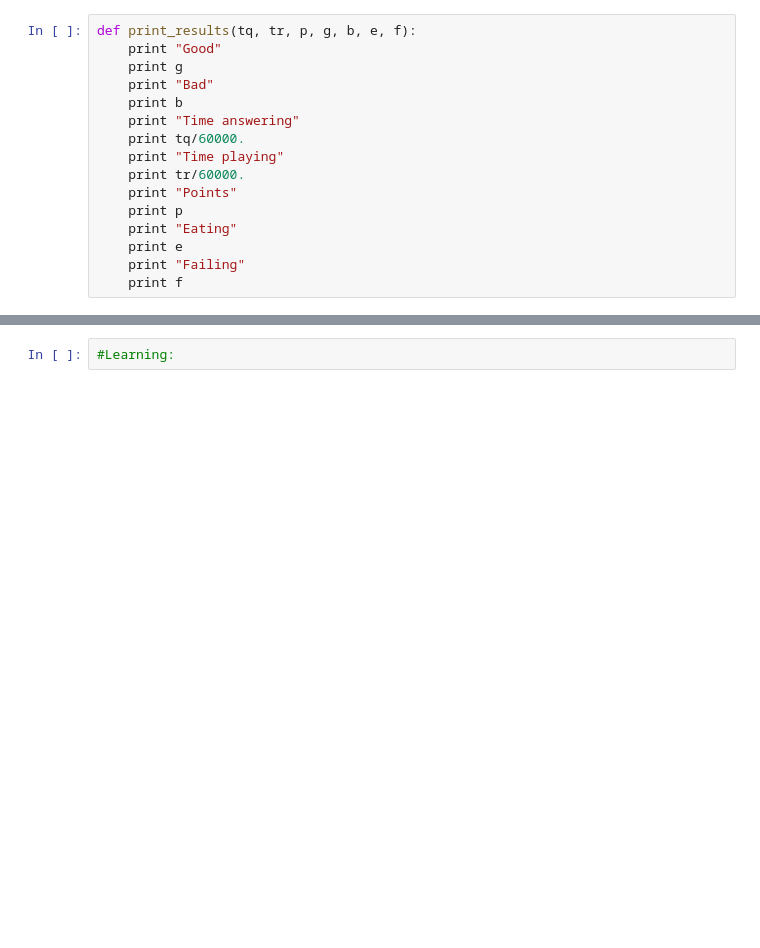
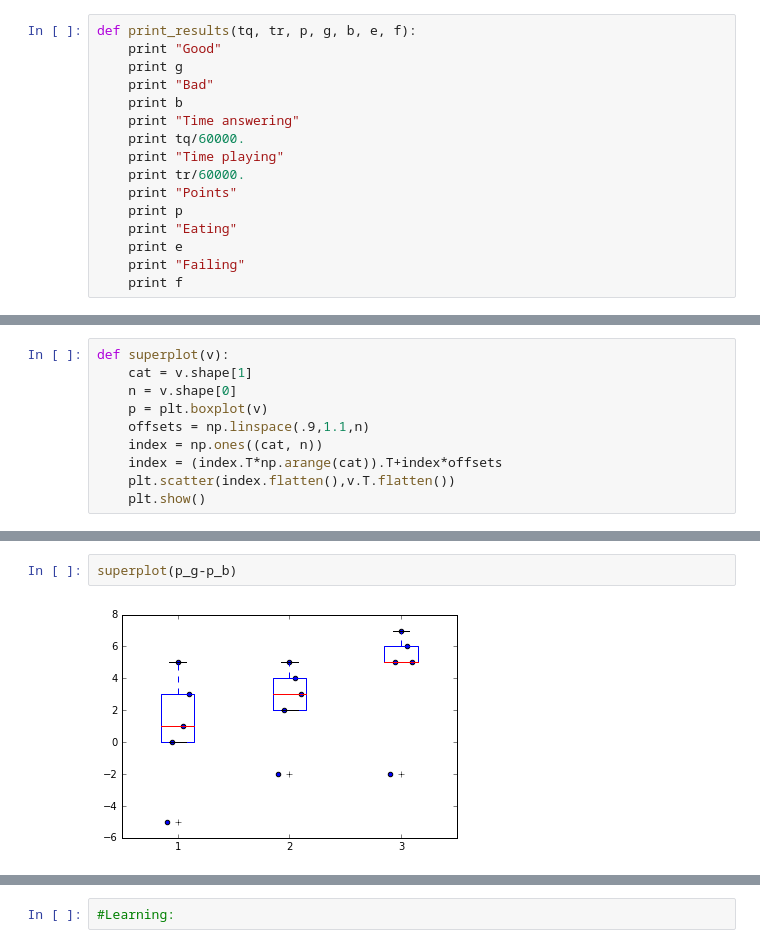
Before and after one commit to emmanuel-senft/data, a Jupyter notebook: scripts/logs.ipynb, the cells around one changed output, grey strips where cells are left out. Cells and saved outputs as stored; diff of their text form; blank space fills up the shorter version.

```diff
--- a/scripts/logs.ipynb
+++ b/scripts/logs.ipynb
@@ -169,0 +155,10 @@ plt.show()
+# %%
+def superplot(v):
+    cat = v.shape[1]
+    n = v.shape[0]
+    p = plt.boxplot(v)
+    offsets = np.linspace(.9,1.1,n)
+    index = np.ones((cat, n))
+    index = (index.T*np.arange(cat)).T+index*offsets
+    plt.scatter(index.flatten(),v.T.flatten())
+    plt.show()
@@ -169,0 +173,4 @@ plt.show()
+# %%
+superplot(p_g-p_b)
+# %% [output]
+[figure, added]
```
Also changed, not shown: parts of 18 cells of this notebook, 7 other files.
